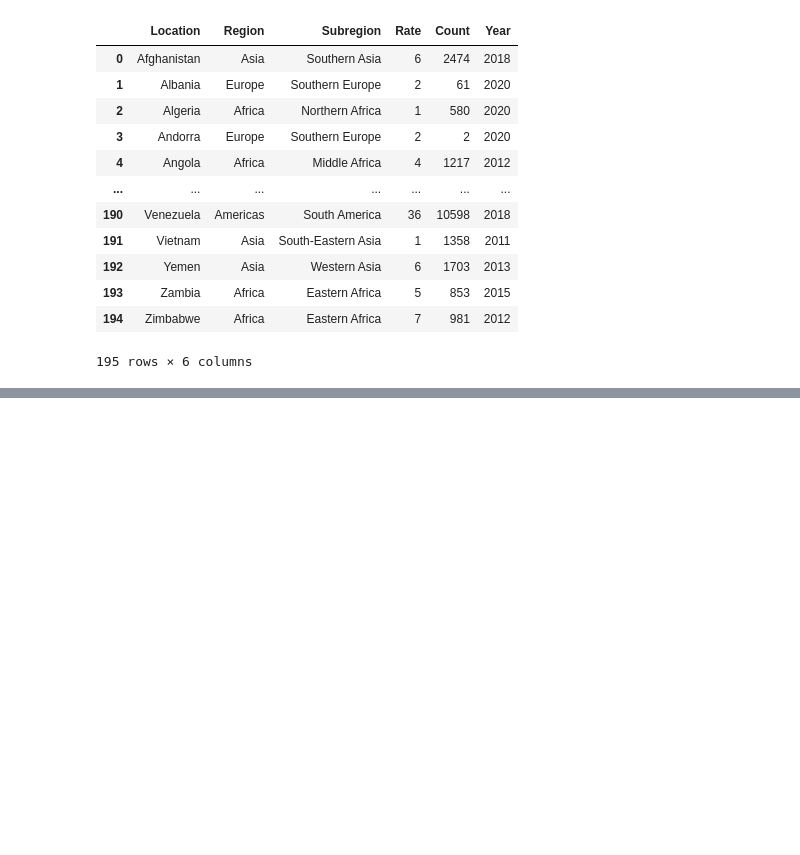
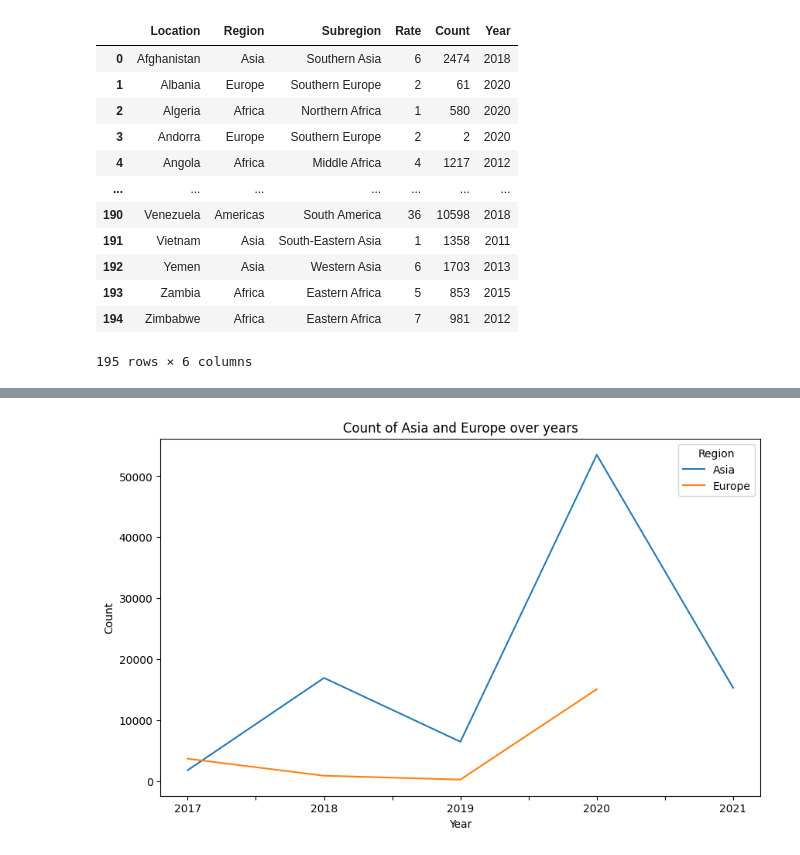
Before and after one commit to Calueto00/dados-homicidios, a Jupyter notebook: homicidios.ipynb, the cells around one changed output, grey strips where cells are left out. Saved outputs shown, nothing was run; the diff lists cells and outputs as text; code cells hidden in the pictures; blank space fills up the shorter version.

```diff
--- a/homicidios.ipynb
+++ b/homicidios.ipynb
@@ -117,0 +257,3 @@ df1.plot(x='Location',y='Count')
+# %%
+df4 = df4[df4['Year'] > 2016][['Region','Year','Count']]
+df4
@@ -117,0 +274,3 @@ df1.plot(x='Location',y='Count')
+# %%
+df4 = df4.groupby(['Region','Year']).sum()['Count']
+df4
@@ -117,0 +289,3 @@ df1.plot(x='Location',y='Count')
+# %%
+df_unstaked = df4.unstack(level=0)
+df_unstaked
@@ -117,0 +300,10 @@ df1.plot(x='Location',y='Count')
+# %%
+df_unstaked.index = df_unstaked.index.astype(int).astype(str)
+# %%
+df_unstaked.plot(kind='line',figsize=(10,6))
+plt.xlabel('Year')
+plt.ylabel('Count')
+plt.title('Count of Asia and Europe over years')
+plt.show()
+# %% [output]
+[figure, added]
```
Also changed, not shown: parts of 29 cells of this notebook.
